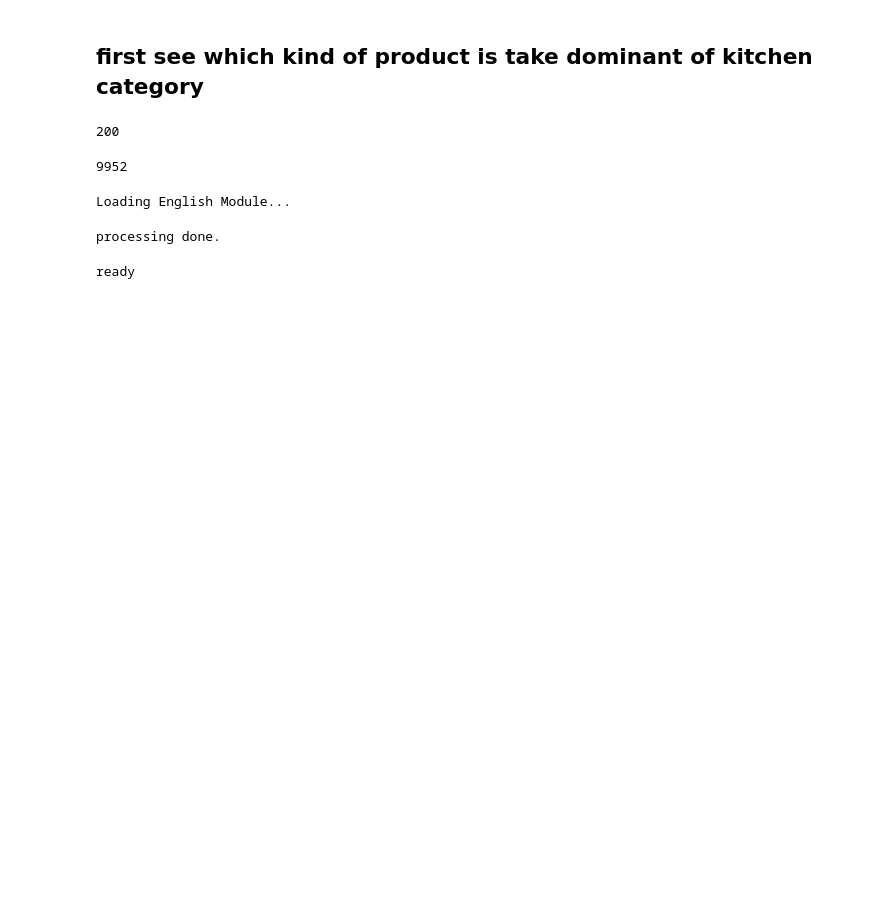
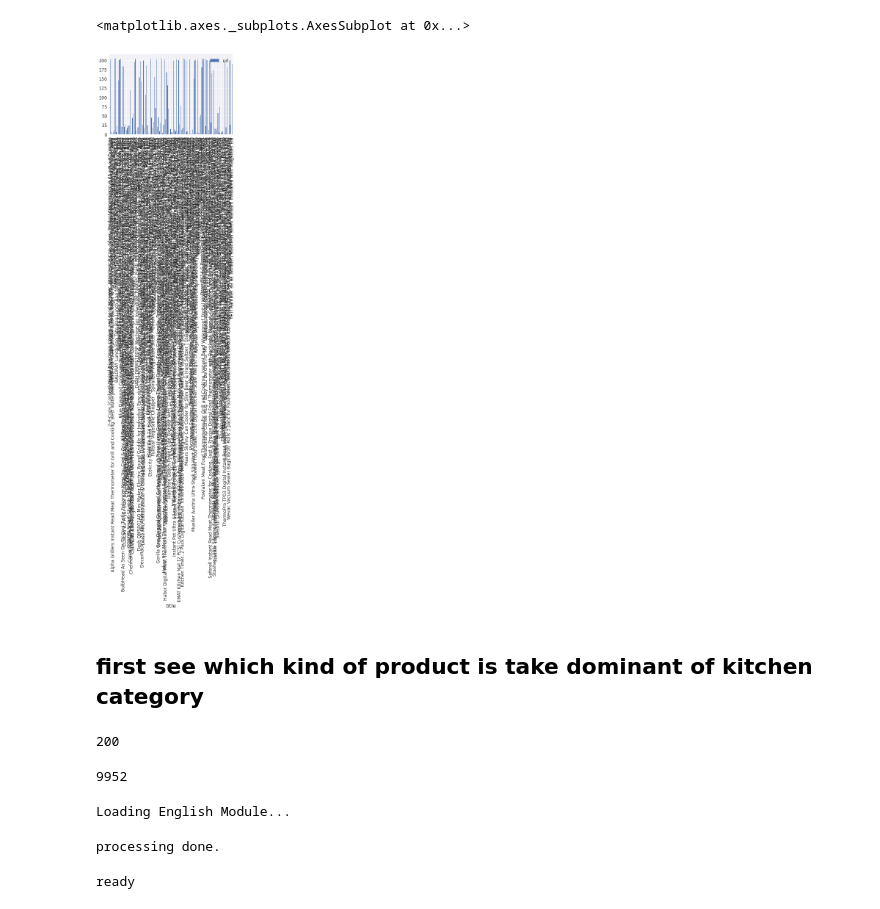
Before and after one commit to RayFromUiS/amzon_pop, a Jupyter notebook: amzon_app/data_injest/load_data.ipynb, the cells around one changed output. Cells and saved outputs as stored; diff of their text form; code cells hidden in the pictures; blank space fills up the shorter version.

```diff
--- a/amzon_app/data_injest/load_data.ipynb
+++ b/amzon_app/data_injest/load_data.ipynb
@@ -121,3 +282,8 @@ rand_pro = random.choice(df_cate['title'].values)
+# %%
+fig =
+# %% [output]
+<matplotlib.axes._subplots.AxesSubplot at 0x...>
+[figure, added]
 # %% [markdown]
 ## first see which kind of product is take dominant of kitchen category
 # %%
```
Also changed, not shown: parts of 49 cells of this notebook, 20 other files.
